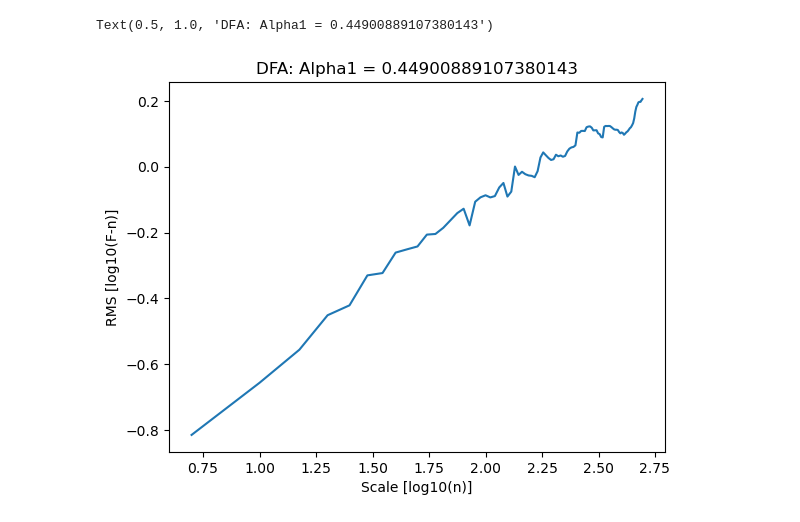
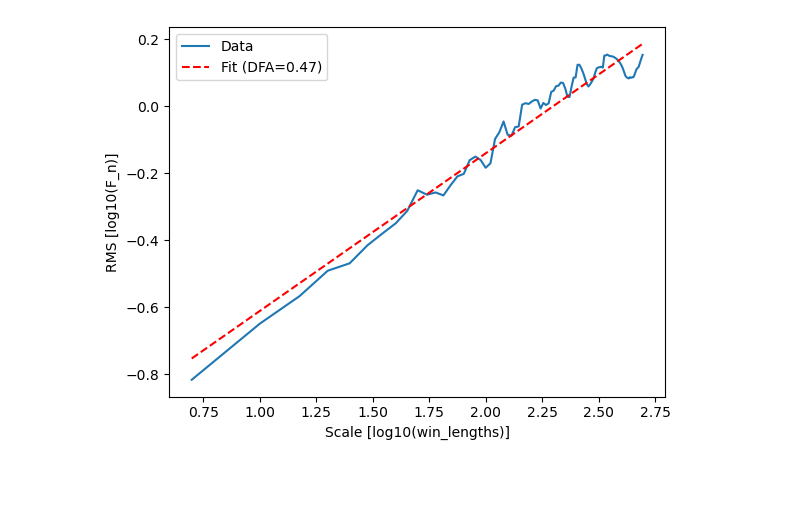
Before and after one commit to zhibinz2/1overf, a Jupyter notebook: test_DFA_python_version/test_DFA.ipynb, the cells around one changed output. Cells and saved outputs as stored; diff of their text form; code cells hidden in the pictures; blank space fills up the shorter version.

```diff
--- a/test_DFA_python_version/test_DFA.ipynb
+++ b/test_DFA_python_version/test_DFA.ipynb
@@ -61,11 +62,0 @@ def DFA_main(DATA):
-# %%
-# DFA_main
-n = np.arange(5, len(DATA)/2, 5).astype(int) # how many different win_lengths, customized to your data
-Nw = len(n) # number of different win_lengths
-F_n = np.zeros(Nw) # initialize RMS values in the FDA time series
-for i in range(Nw):
-    F_n[i] = DFA(DATA, n[i], 1)
-
-A = np.polyfit(np.log10(n), np.log10(F_n), 1)
-Alpha1 = A[0]
-FitValues = np.polyval(A, np.log10(n))
@@ -72,8 +109,10 @@ FitValues = np.polyval(A, np.log10(n))
 # %%
-plt.plot(np.log10(n), np.log10(F_n))
-plt.xlabel('Scale [log10(n)]')
-plt.ylabel('RMS [log10(F-n)]')
-plt.title('DFA: Alpha1 = '+str(Alpha1))
+win_lengths, F_n, Alpha1, FitValues=DFA_main(DATA)
+plt.plot(np.log10(win_lengths), np.log10(F_n))
+plt.xlabel('Scale [log10(win_lengths)]')
+plt.ylabel('RMS [log10(F_n)]')
+plt.plot(np.log10(win_lengths), FitValues, 'r--')
+plt.legend(['Data', f"Fit (DFA={Alpha1:.2f})"])
+plt.show()
 # %% [output]
-Text(0.5, 1.0, 'DFA: Alpha1 = 0.44900889107380143')
-[figure, old version]
+[figure, new version]
```
Also changed, not shown: parts of 4 cells of this notebook, 1 other file.
